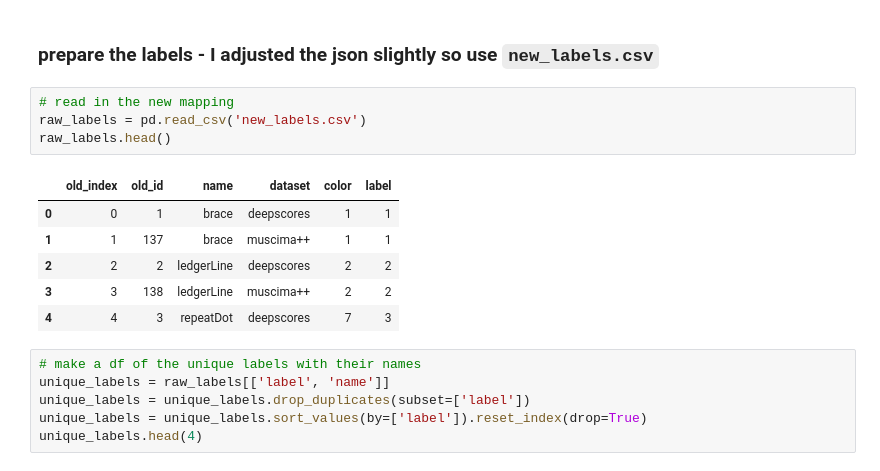
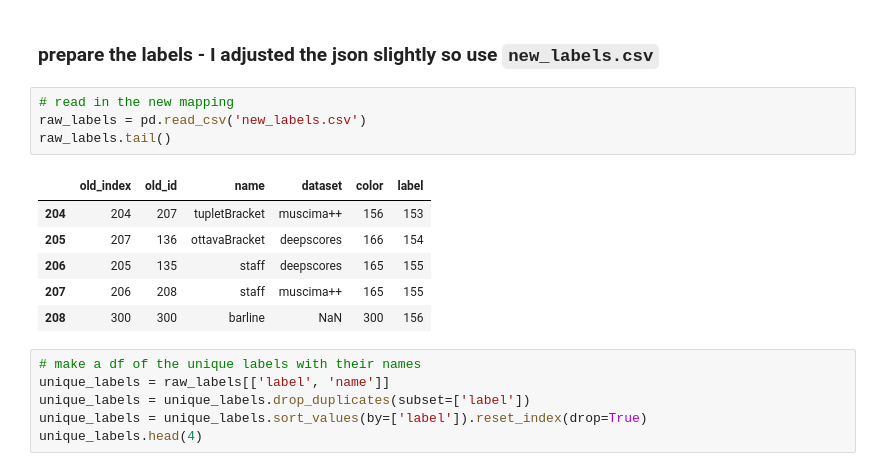
Before and after one commit to dmgonzalez8/OMR, a Jupyter notebook: resize_padding.ipynb, the cells around one changed output. Drawn from its saved outputs; the diff is of its cells as text.

```diff
--- a/resize_padding.ipynb
+++ b/resize_padding.ipynb
@@ -47,14 +47,14 @@ test_obboxs = pd.DataFrame( data2['annotations']).T
 # %%
 # read in the new mapping
 raw_labels = pd.read_csv('new_labels.csv')
-raw_labels.head()
+raw_labels.tail()
 # %% [output]
 |  | old_index | old_id | name | dataset | color | label |
-| 0 | 0 | 1 | brace | deepscores | 1 | 1 |
-| 1 | 1 | 137 | brace | muscima++ | 1 | 1 |
-| 2 | 2 | 2 | ledgerLine | deepscores | 2 | 2 |
-| 3 | 3 | 138 | ledgerLine | muscima++ | 2 | 2 |
-| 4 | 4 | 3 | repeatDot | deepscores | 7 | 3 |
+| 204 | 204 | 207 | tupletBracket | muscima++ | 156 | 153 |
+| 205 | 207 | 136 | ottavaBracket | deepscores | 166 | 154 |
+| 206 | 205 | 135 | staff | deepscores | 165 | 155 |
+| 207 | 206 | 208 | staff | muscima++ | 165 | 155 |
+| 208 | 300 | 300 | barline | NaN | 300 | 156 |
 # %%
 # make a df of the unique labels with their names
 unique_labels = raw_labels[['label', 'name']]
```
Also changed, not shown: parts of 3 cells of this notebook, 1 other file.
